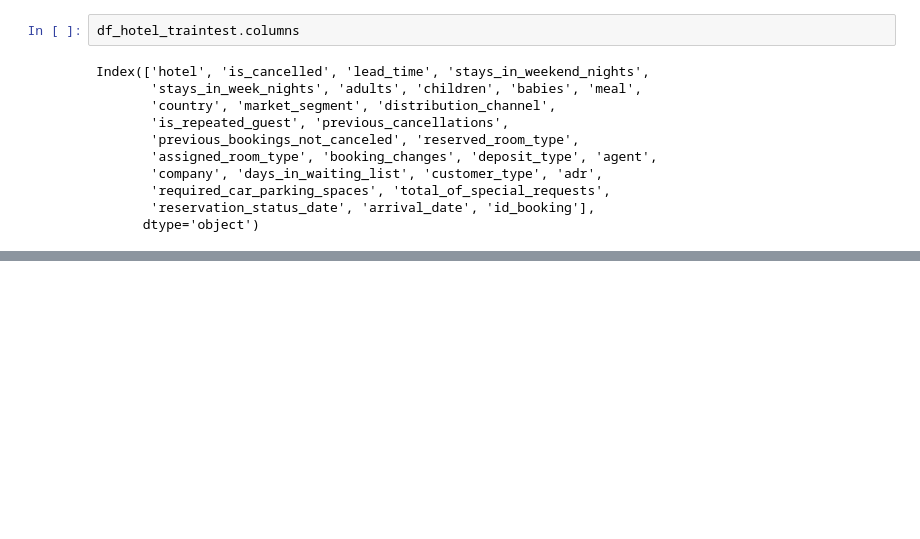
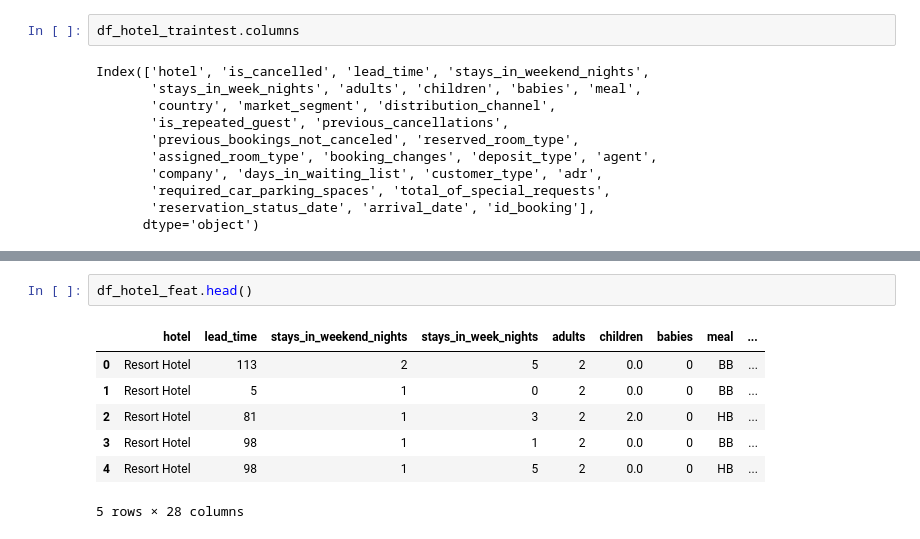
Before and after one commit to alexaiung/ironhack_miniproj04_hotel, a Jupyter notebook: hotels.ipynb, the cells around one changed output, grey strips where cells are left out. Saved outputs shown, nothing was run; the diff lists cells and outputs as text; blank space fills up the shorter version.

```diff
--- a/hotels.ipynb
+++ b/hotels.ipynb
@@ -27,0 +374,10 @@ LogisticRegression()
+# %%
+df_hotel_feat.head()
+# %% [output]
+|  | hotel | lead_time | stays_in_weekend_nights | stays_in_week_nights | adults | children | babies | meal | ... |
+| 0 | Resort Hotel | 113 | 2 | 5 | 2 | 0.0 | 0 | BB | ... |
+| 1 | Resort Hotel | 5 | 1 | 0 | 2 | 0.0 | 0 | BB | ... |
+| 2 | Resort Hotel | 81 | 1 | 3 | 2 | 2.0 | 0 | HB | ... |
+| 3 | Resort Hotel | 98 | 1 | 1 | 2 | 0.0 | 0 | BB | ... |
+| 4 | Resort Hotel | 98 | 1 | 5 | 2 | 0.0 | 0 | HB | ... |
+5 rows × 28 columns
```
Also changed, not shown: parts of 48 cells of this notebook.
